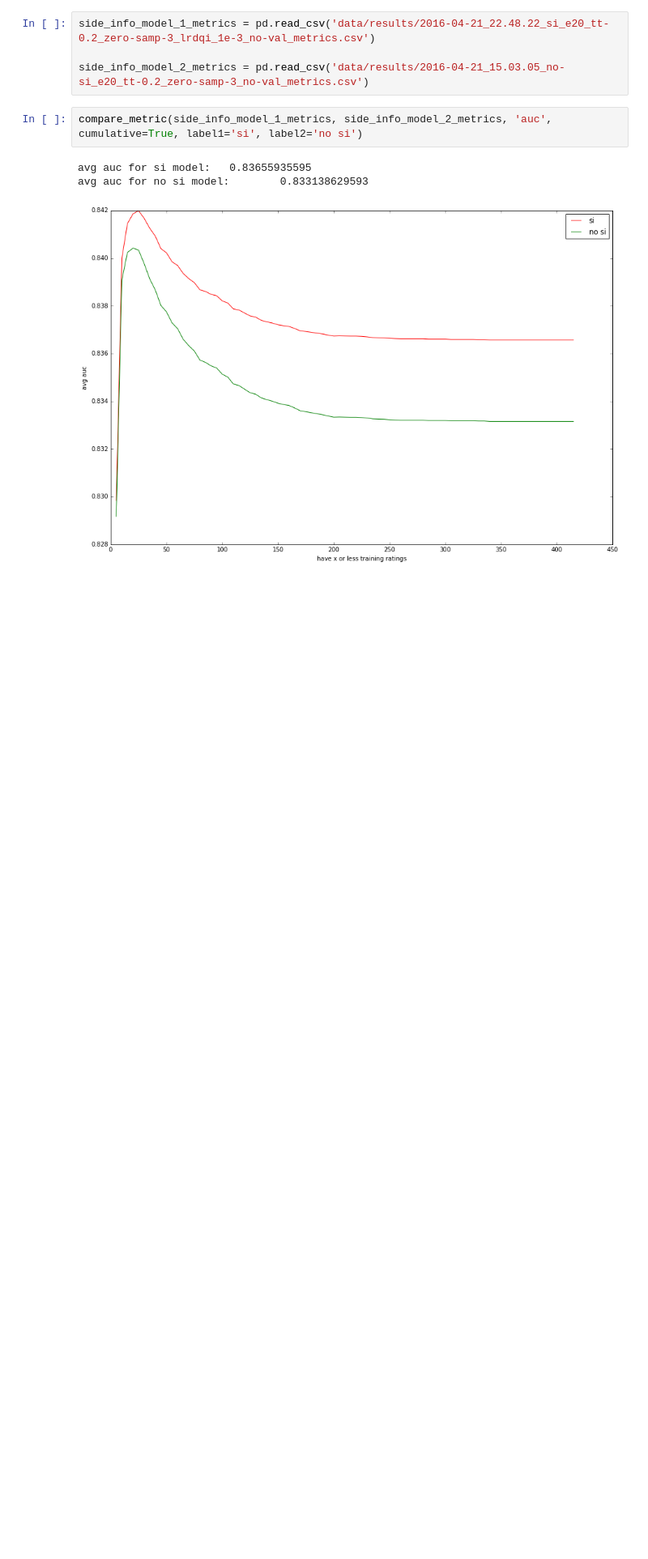
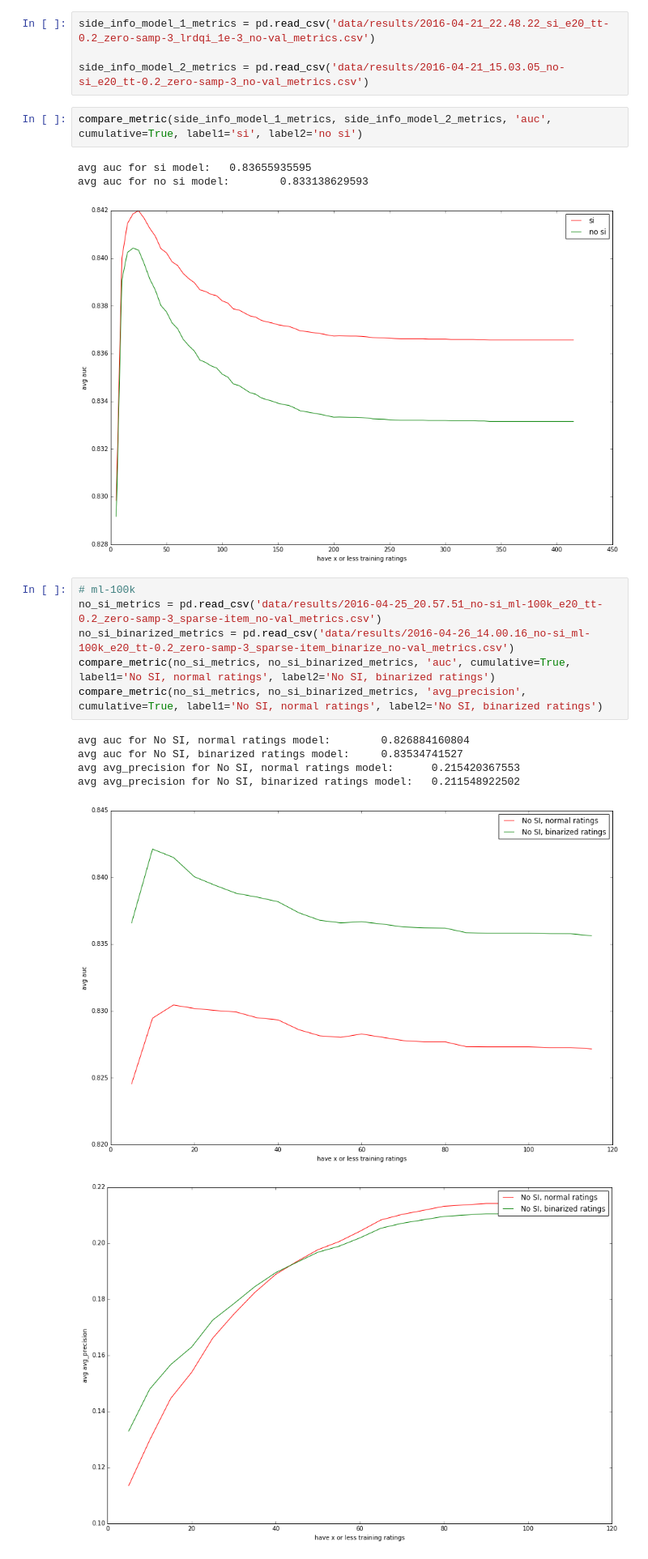
Before and after one commit to marcuniq/bsc-thesis, a Jupyter notebook: show_metrics.ipynb, the cells around one changed output. Shown at 81% size. Saved outputs shown, nothing was run; the diff lists cells and outputs as text; blank space fills up the shorter version.

Commit message:
add possibility to binarize the ratings

```diff
--- a/show_metrics.ipynb
+++ b/show_metrics.ipynb
@@ -195,3 +195,16 @@ compare_metric(side_info_model_1_metrics, side_info_model_2_metrics, 'auc', cumu
 avg auc for si model:   0.83655935595
 avg auc for no si model:        0.833138629593
 [figure]
+# %%
+# ml-100k
+no_si_metrics = pd.read_csv('data/results/2016-04-25_20.57.51_no-si_ml-100k_e20_tt-0.2_zero-samp-3_sparse-item_no-val_metrics.csv')
+no_si_binarized_metrics = pd.read_csv('data/results/2016-04-26_14.00.16_no-si_ml-100k_e20_tt-0.2_zero-samp-3_sparse-item_binarize_no-val_metrics.csv')
+compare_metric(no_si_metrics, no_si_binarized_metrics, 'auc', cumulative=True, label1='No SI, normal ratings', label2='No SI, binarized ratings')
+compare_metric(no_si_metrics, no_si_binarized_metrics, 'avg_precision', cumulative=True, label1='No SI, normal ratings', label2='No SI, binarized ratings')
+# %% [output]
+avg auc for No SI, normal ratings model:        0.826884160804
+avg auc for No SI, binarized ratings model:     0.83534741527
+avg avg_precision for No SI, normal ratings model:      0.215420367553
+avg avg_precision for No SI, binarized ratings model:   0.211548922502
+[figure, added]
+[figure, added]
```
Also changed, not shown: 2 other files.
